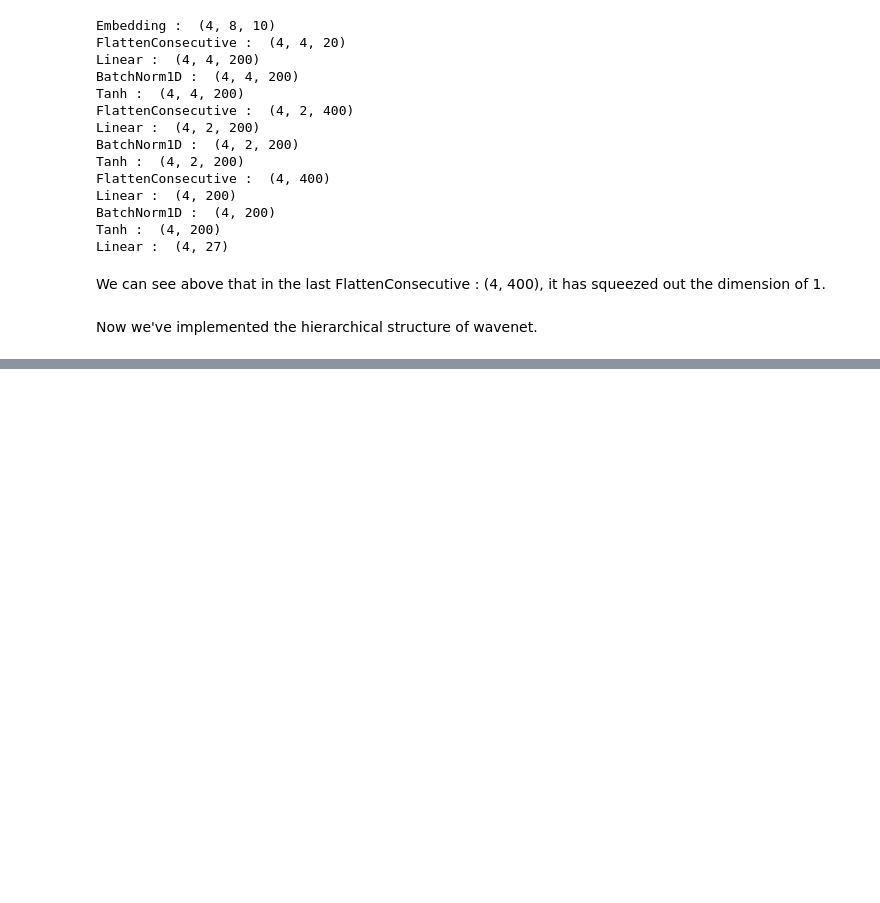
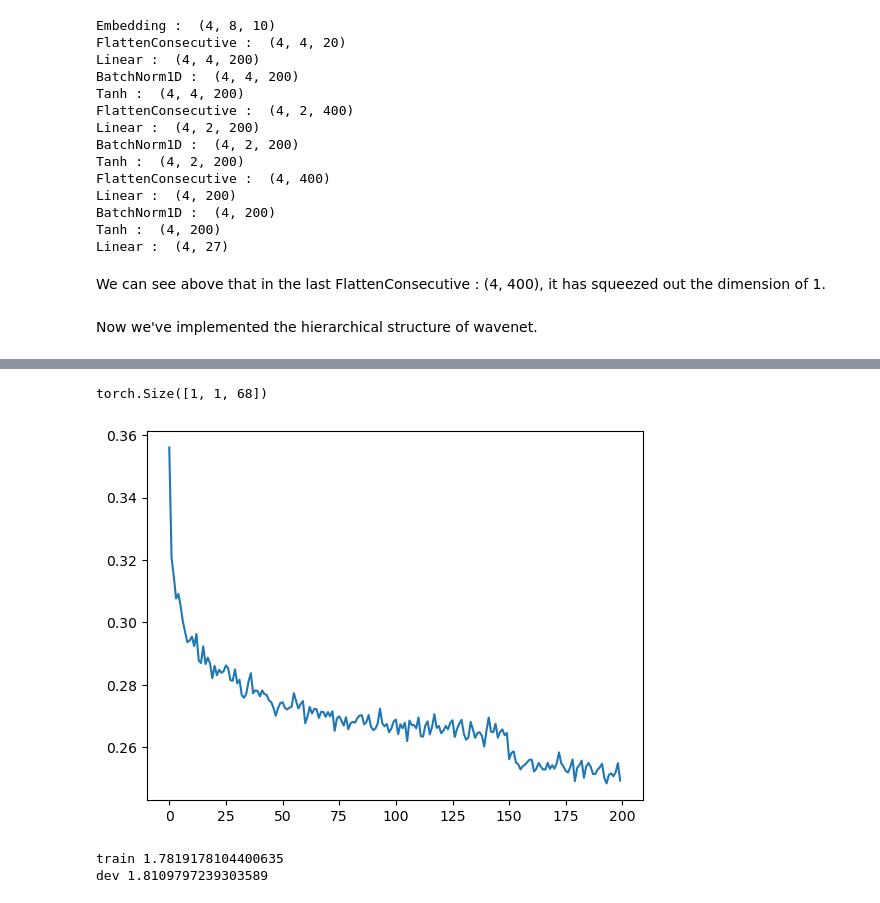
Before and after one commit to ndsnas/makemore, a Jupyter notebook: 05-makemore.ipynb, the cells around one changed output, grey strips where cells are left out. Saved outputs shown, nothing was run; the diff lists cells and outputs as text; code cells hidden in the pictures; blank space fills up the shorter version.

```diff
--- a/05-makemore.ipynb
+++ b/05-makemore.ipynb
@@ -574,0 +809,30 @@ Now we've implemented the hierarchical structure of wavenet.
+# %%
+epochs = 200000
+batch_size = 24
+lossi = []
+
+for i in range(epochs):
+    ix = torch.randint(0, Xtr.shape[0], (batch_size, ))
+    Xb, Yb = Xtr[ix], Ytr[ix]
+
+    logits = model(Xb)
+
+    loss = F.cross_entropy(logits, Yb)
+
+
+    # zero grads
+    for p in parameters:
+        p.grad = None
+
+    # backpropagation
+    loss.backward()
+
+    # update weights
+    lr = 0.1 if i < 150000 else 0.01 # updated lr after introducing the BN
+    for p in parameters:
+        p.data += -lr * p.grad
+
+    # track stats
+    if i%10000 == 0:
+        print(f'{i:7d}/{epochs:7d}: {loss.item():.4f}')
+    lossi.append(loss.log10().item())
@@ -574,0 +860,8 @@ Now we've implemented the hierarchical structure of wavenet.
+# %%
+model.layers[3].running_mean.shape # shape of running mean of the first BatchNorm1D layer
+# %% [output]
+torch.Size([1, 1, 68])
+# %%
+plt.plot(torch.tensor(lossi).view(-1, 1000).mean(dim=1));
+# %% [output]
+[figure, added]
@@ -574,0 +872,18 @@ Now we've implemented the hierarchical structure of wavenet.
+# %%
+@torch.no_grad() # disables gradient tracking
+def split_loss(split):
+    x, y = {
+        'train': (Xtr, Ytr),
+        'dev': (Xdev, Ydev),
+        'test': (Xte, Yte)
+    }[split]
+
+    logits = model(x)
+    loss = F.cross_entropy(logits, y)
+    print(split, loss.item())
+
+split_loss('train')
+split_loss('dev')
+# %% [output]
+train 1.7819178104400635
+dev 1.8109797239303589
```
Also changed, not shown: parts of 28 cells of this notebook.
